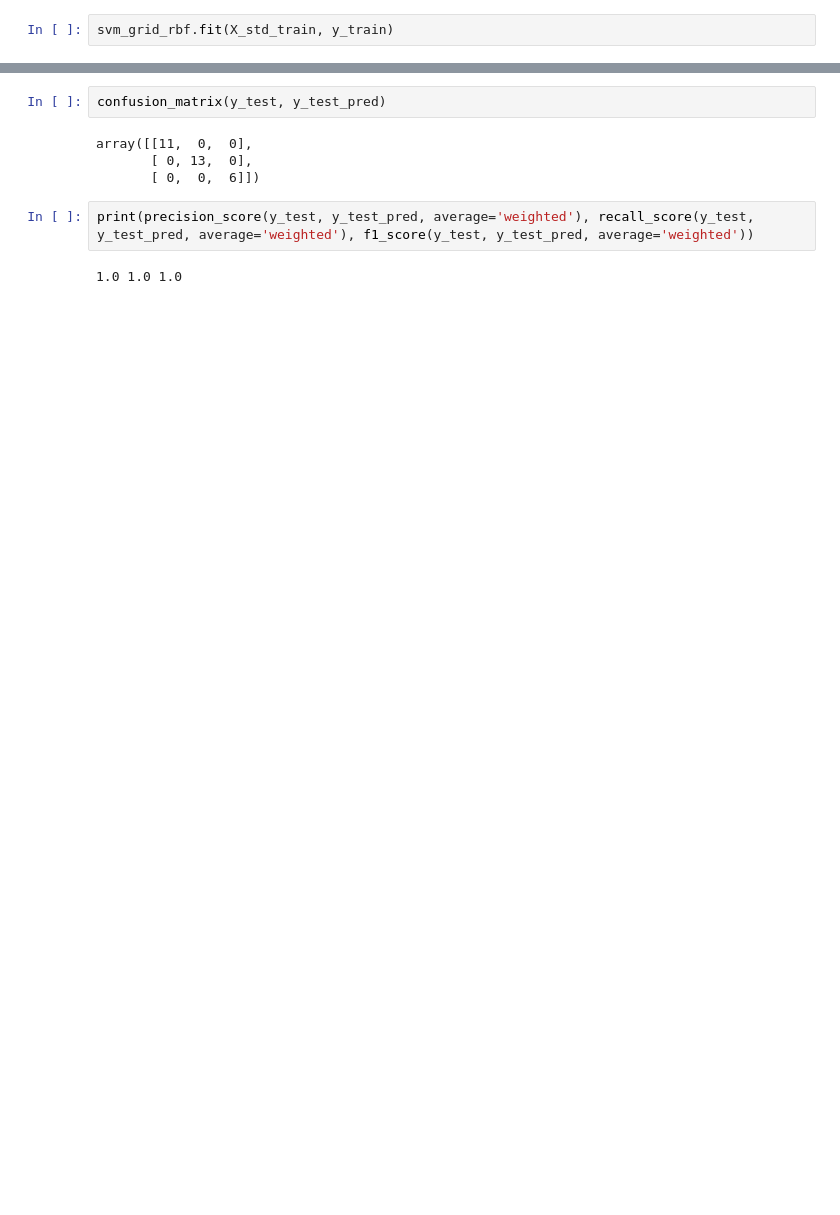
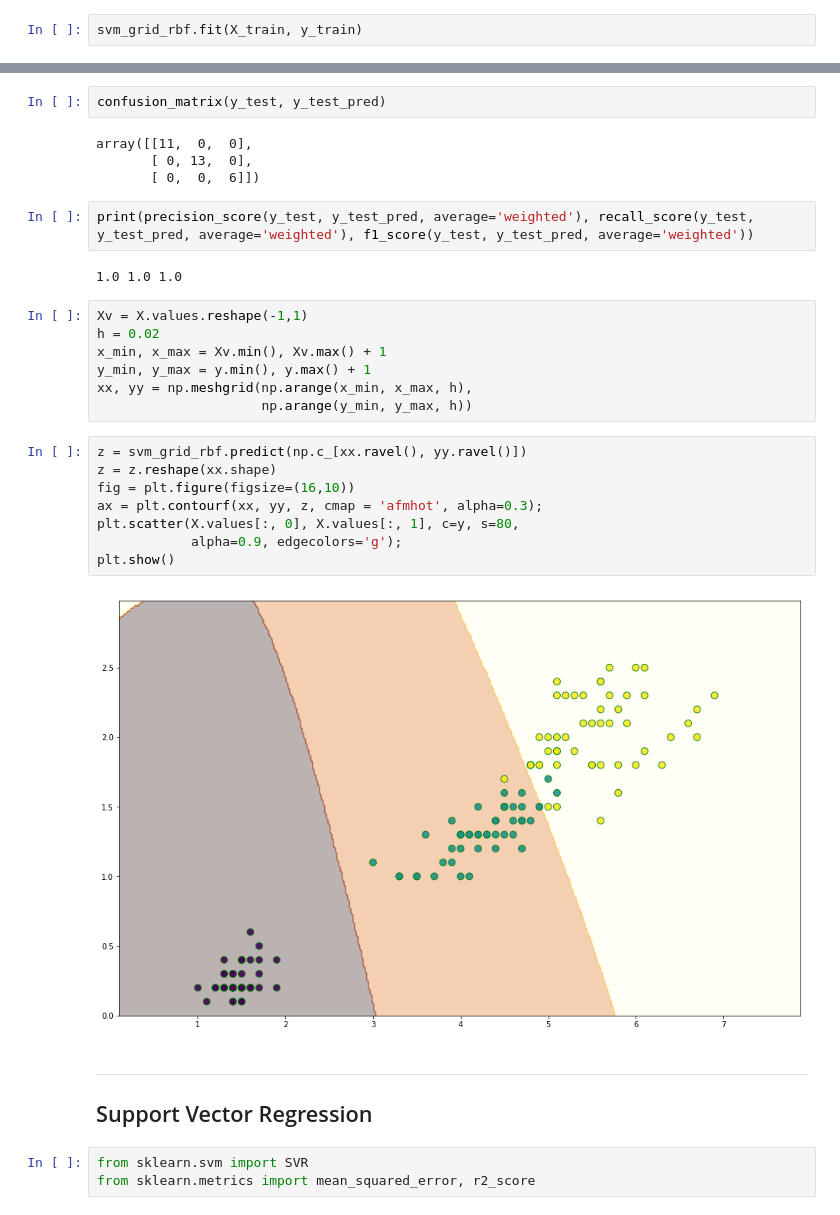
Before and after one commit to jatinj615/iris_dataset, a Jupyter notebook: SVM Classifier.ipynb, the cells around one changed output, grey strips where cells are left out. Drawn from its saved outputs; the diff is of its cells as text; blank space fills up the shorter version.

```diff
--- a/SVM Classifier.ipynb
+++ b/SVM Classifier.ipynb
@@ -255,6 +255,6 @@ params = {'clf__C': (0.1, 0.5, 1, 2, 5, 10, 20),
 # %%
 svm_grid_rbf = GridSearchCV(pipeline, params, n_jobs=-1, cv=3, verbose=1, scoring='accuracy')
 # %%
-svm_grid_rbf.fit(X_std_train, y_train)
+svm_grid_rbf.fit(X_train, y_train)
 # %% [output]
 Fitting 3 folds for each of 49 candidates, totalling 147 fits
@@ -295,3 +295,26 @@ array([[11,  0,  0],
 print(precision_score(y_test, y_test_pred, average='weighted'), recall_score(y_test, y_test_pred, average='weighted'), f1_score(y_test, y_test_pred, average='weighted'))
 # %% [output]
 1.0 1.0 1.0
+# %%
+Xv = X.values.reshape(-1,1)
+h = 0.02
+x_min, x_max = Xv.min(), Xv.max() + 1
+y_min, y_max = y.min(), y.max() + 1
+xx, yy = np.meshgrid(np.arange(x_min, x_max, h),
+                     np.arange(y_min, y_max, h))
+# %%
+z = svm_grid_rbf.predict(np.c_[xx.ravel(), yy.ravel()])
+z = z.reshape(xx.shape)
+fig = plt.figure(figsize=(16,10))
+ax = plt.contourf(xx, yy, z, cmap = 'afmhot', alpha=0.3);
+plt.scatter(X.values[:, 0], X.values[:, 1], c=y, s=80,
+            alpha=0.9, edgecolors='g');
+plt.show()
+# %% [output]
+[figure, added]
+# %% [markdown]
+***
+## Support Vector Regression
+# %%
+from sklearn.svm import SVR
+from sklearn.metrics import mean_squared_error, r2_score
```
Also changed, not shown: parts of 24 cells of this notebook.
